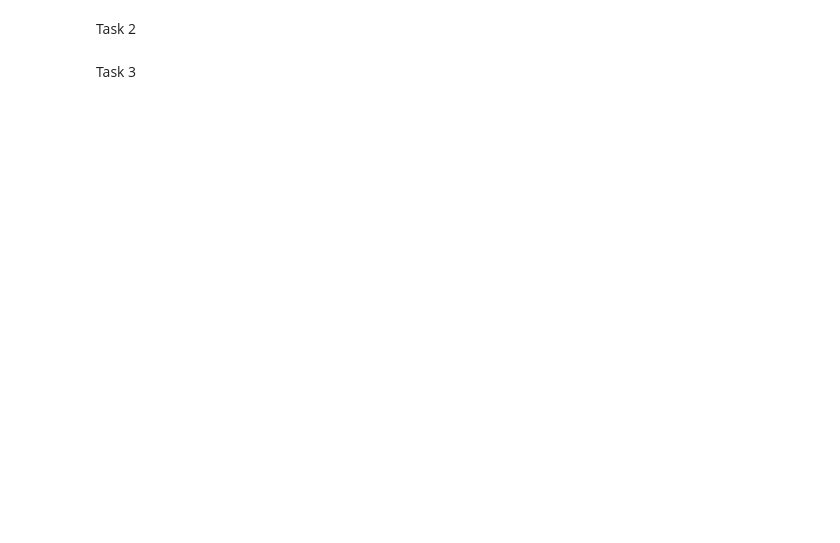
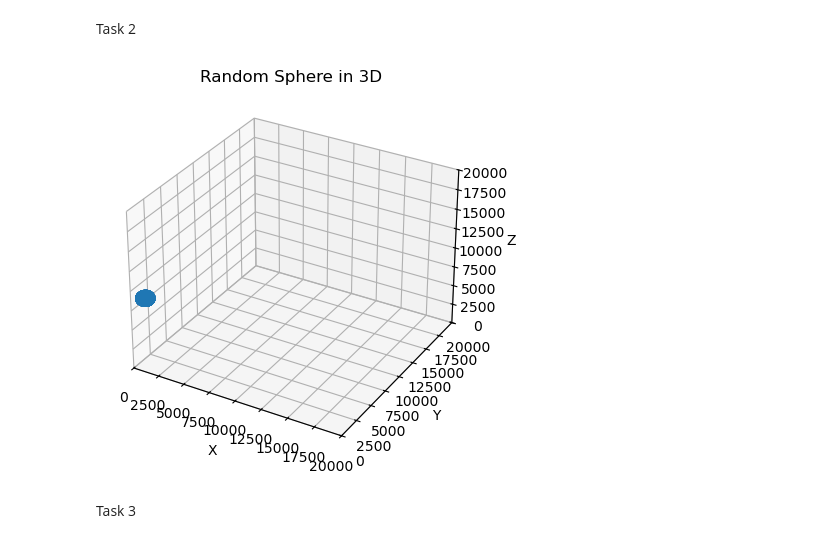
Before and after one commit to baraa-220/project3, a Jupyter notebook: project3.ipynb, the cells around one changed output. Drawn from its saved outputs; the diff is of its cells as text; code cells hidden in the pictures; blank space fills up the shorter version.

```diff
--- a/project3.ipynb
+++ b/project3.ipynb
@@ -63,4 +131,56 @@ Task 1
 # %% [markdown]
 Task 2
+# %%
+
+
+# Function to generate random spheres
+def rand_tall_med_r(amont, low=0, high=20000, r_size=5):
+    delta_r = high - low
+    r = np.round(np.random.uniform(0, delta_r / r_size, size=amont))
+
+    x, y, z = [], [], []
+    for radius in r:
+        x.append(np.round(np.random.uniform(low + radius, high - radius)))
+        y.append(np.round(np.random.uniform(low + radius, high - radius)))
+        z.append(np.round(np.random.uniform(low + radius, high - radius)))
+
+    return np.array([r, x, y, z]).T
+
+# Function to create points for a sphere surface
+def plot_sphere(sphere, num_points=100):
+    r, cx, cy, cz = sphere[0]
+    u = np.linspace(0, 2 * np.pi, num_points)
+    v = np.linspace(0, np.pi, num_points)
+    x = r * np.outer(np.cos(u), np.sin(v)) + cx
+    y = r * np.outer(np.sin(u), np.sin(v)) + cy
+    z = r * np.outer(np.ones_like(u), np.cos(v)) + cz
+    return x, y, z
+
+# Generate a random sphere
+sphere = rand_tall_med_r(1, 0, 10000, 5)
+x, y, z = plot_sphere(sphere)
+
+# Flatten arrays for plotting
+x = np.squeeze(x).ravel()
+y = np.squeeze(y).ravel()
+z = np.squeeze(z).ravel()
+
+# Plot in 3D
+fig = plt.figure()
+ax = fig.add_subplot(projection="3d")
+
+ax.set_xlim(0, 20000)
+ax.set_ylim(0, 20000)
+ax.set_zlim(0, 20000)
+
+ax.scatter(x, y, z, s=1, marker='.')
+ax.set_xlabel('X')
+ax.set_ylabel('Y')
+ax.set_zlabel('Z')
+ax.set_title('Random Sphere in 3D')
+
+plt.show()
+# %% [output]
+[figure, added]
 # %% [markdown]
 Task 3
```
Also changed, not shown: parts of 21 cells of this notebook.
